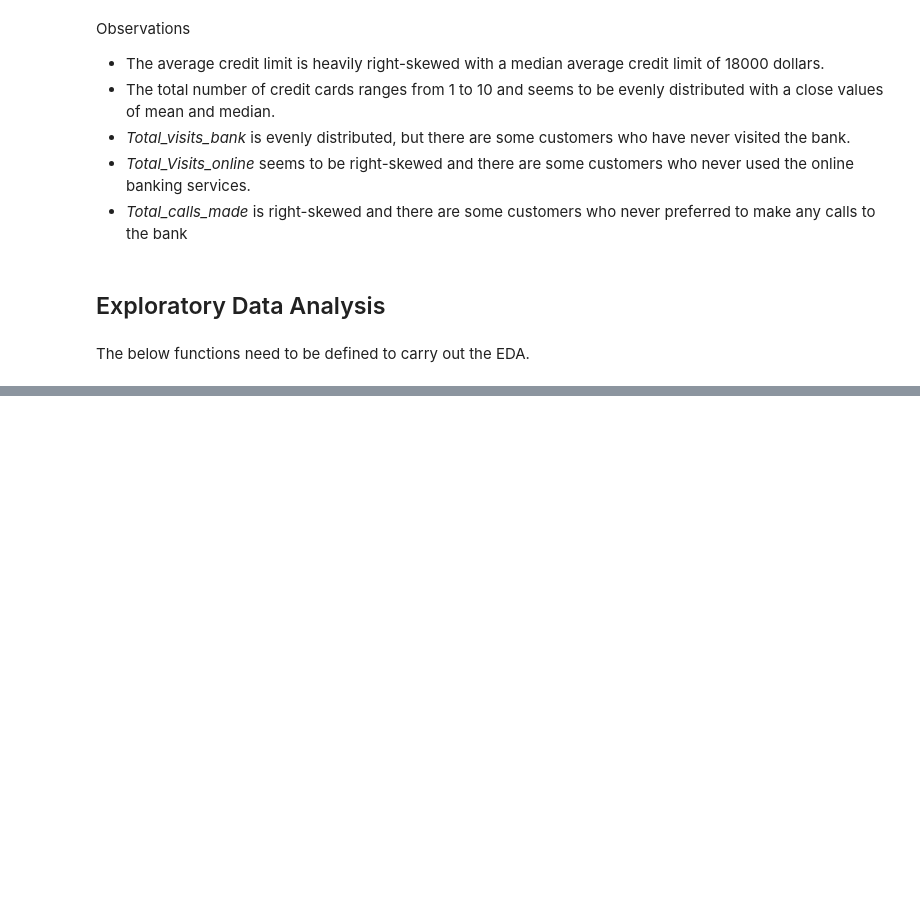
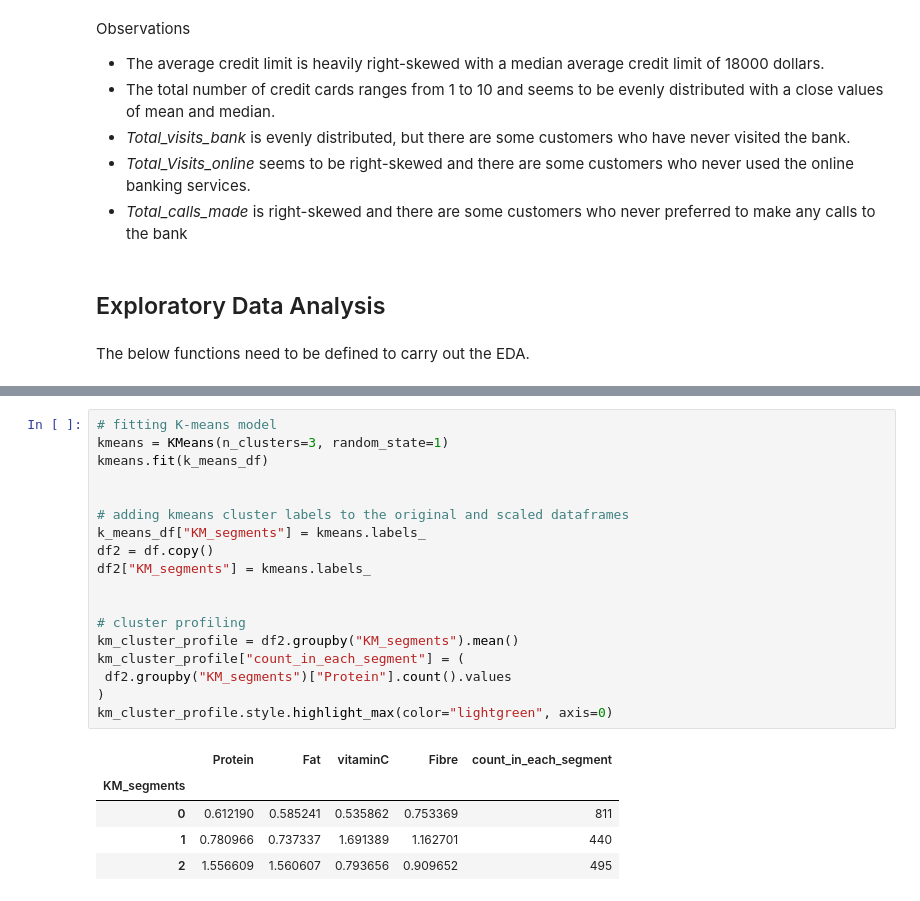
Before and after one commit to bootstrap0/machine-learning, a Jupyter notebook: Week3.ipynb, the cells around one changed output, grey strips where cells are left out. Cells and saved outputs as stored; diff of their text form; blank space fills up the shorter version.

```diff
--- a/Week3.ipynb
+++ b/Week3.ipynb
@@ -590,0 +222,24 @@ ___
+# %%
+# fitting K-means model
+kmeans = KMeans(n_clusters=3, random_state=1)
+kmeans.fit(k_means_df)
+
+
+# adding kmeans cluster labels to the original and scaled dataframes
+k_means_df["KM_segments"] = kmeans.labels_
+df2 = df.copy()
+df2["KM_segments"] = kmeans.labels_
+
+
+# cluster profiling
+km_cluster_profile = df2.groupby("KM_segments").mean()
+km_cluster_profile["count_in_each_segment"] = (
+ df2.groupby("KM_segments")["Protein"].count().values
+)
+km_cluster_profile.style.highlight_max(color="lightgreen", axis=0)
+# %% [output]
+|  | Protein | Fat | vitaminC | Fibre | count_in_each_segment |
+| KM_segments |  |  |  |  |  |
+| 0 | 0.612190 | 0.585241 | 0.535862 | 0.753369 | 811 |
+| 1 | 0.780966 | 0.737337 | 1.691389 | 1.162701 | 440 |
+| 2 | 1.556609 | 1.560607 | 0.793656 | 0.909652 | 495 |
```
Also changed, not shown: parts of 81 cells of this notebook.
